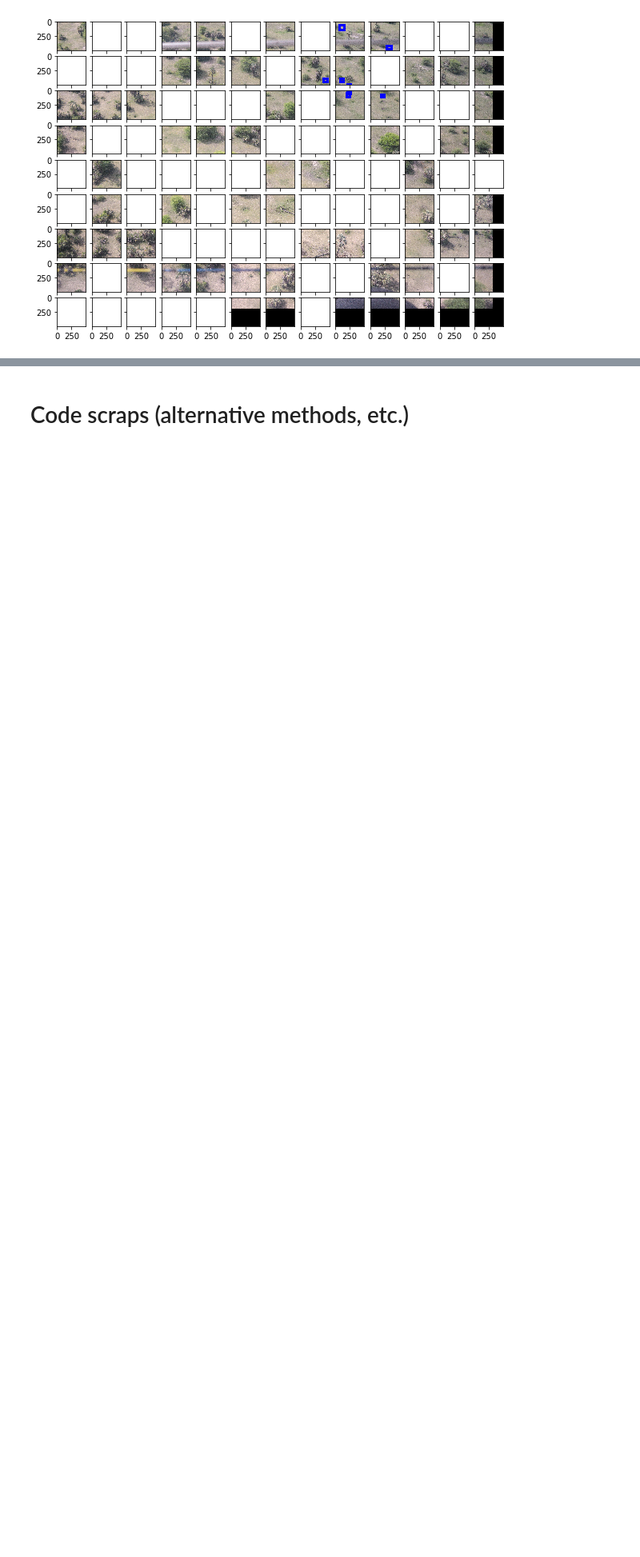
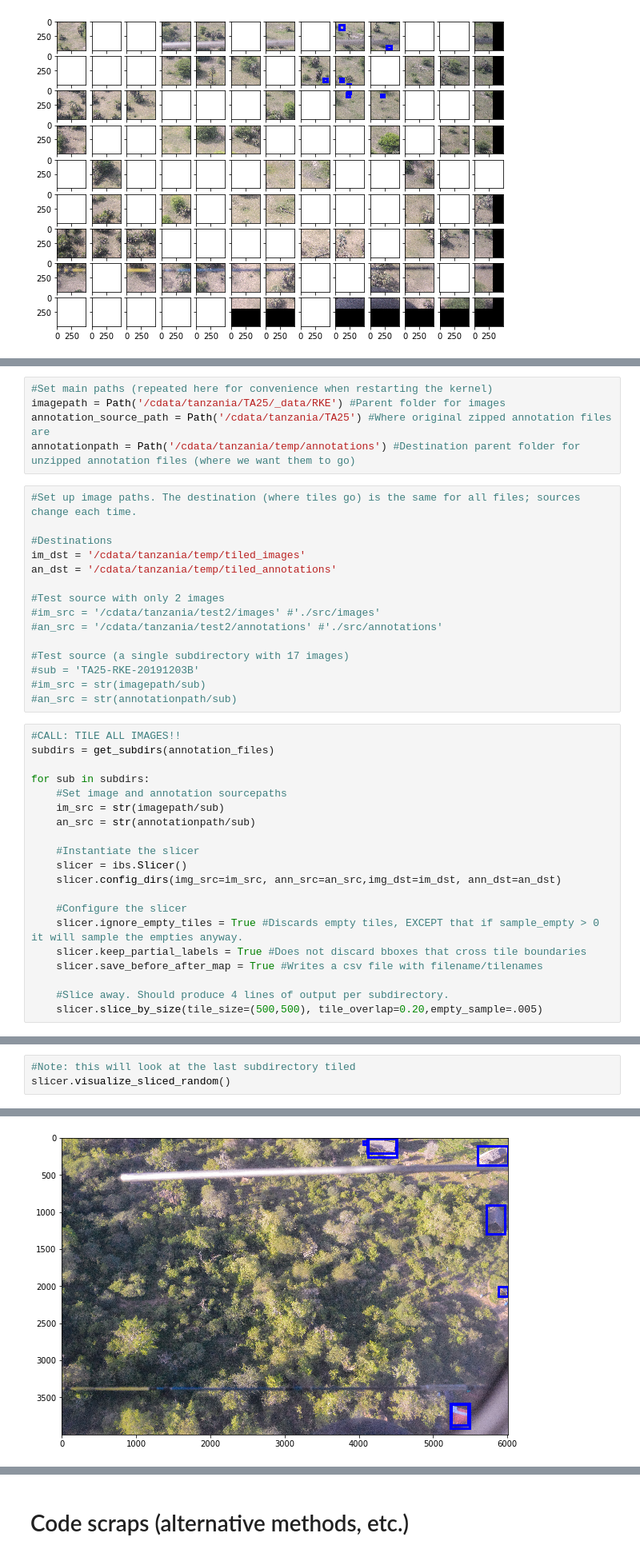
Before and after one commit to jcpayne/aerial_survey_ai, a Jupyter notebook: image_tiling.ipynb, the cells around one changed output, grey strips where cells are left out. Shown at 80% size. Drawn from its saved outputs; the diff is of its cells as text; blank space fills up the shorter version.

```diff
--- a/image_tiling.ipynb
+++ b/image_tiling.ipynb
@@ -130,0 +298,40 @@ slicer.visualize_sliced_random()
+# %%
+#Set main paths (repeated here for convenience when restarting the kernel)
+imagepath = Path('/cdata/tanzania/TA25/_data/RKE') #Parent folder for images
+annotation_source_path = Path('/cdata/tanzania/TA25') #Where original zipped annotation files are
+annotationpath = Path('/cdata/tanzania/temp/annotations') #Destination parent folder for unzipped annotation files (where we want them to go)
+# %%
+#Set up image paths. The destination (where tiles go) is the same for all files; sources change each time.
+
+#Destinations
+im_dst = '/cdata/tanzania/temp/tiled_images'
+an_dst = '/cdata/tanzania/temp/tiled_annotations'
+
+#Test source with only 2 images
+#im_src = '/cdata/tanzania/test2/images' #'./src/images'
+#an_src = '/cdata/tanzania/test2/annotations' #'./src/annotations'
+
+#Test source (a single subdirectory with 17 images)
+#sub = 'TA25-RKE-20191203B'
+#im_src = str(imagepath/sub)
+#an_src = str(annotationpath/sub)
+# %%
+#CALL: TILE ALL IMAGES!!
+subdirs = get_subdirs(annotation_files)
+
+for sub in subdirs:
+    #Set image and annotation sourcepaths
+    im_src = str(imagepath/sub)
+    an_src = str(annotationpath/sub)
+
+    #Instantiate the slicer
+    slicer = ibs.Slicer()
+    slicer.config_dirs(img_src=im_src, ann_src=an_src,img_dst=im_dst, ann_dst=an_dst)
+
+    #Configure the slicer
+    slicer.ignore_empty_tiles = True #Discards empty tiles, EXCEPT that if sample_empty > 0 it will sample the empties anyway.
+    slicer.keep_partial_labels = True #Does not discard bboxes that cross tile boundaries
+    slicer.save_before_after_map = True #Writes a csv file with filename/tilenames
+
+    #Slice away. Should produce 4 lines of output per subdirectory.
+    slicer.slice_by_size(tile_size=(500,500), tile_overlap=0.20,empty_sample=.005)
@@ -130,0 +355,4 @@ slicer.visualize_sliced_random()
+# %%
+#Note: this will look at the last subdirectory tiled
+slicer.visualize_sliced_random()
+# %% [output]
@@ -130,0 +362 @@ slicer.visualize_sliced_random()
+[figure, added]
```
Also changed, not shown: parts of 41 cells of this notebook, 2 other files.
